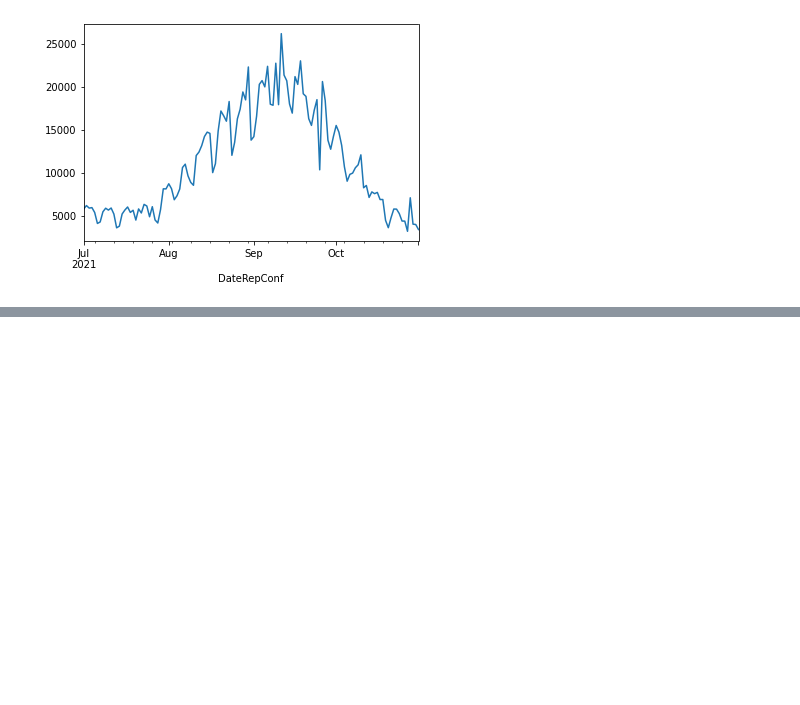
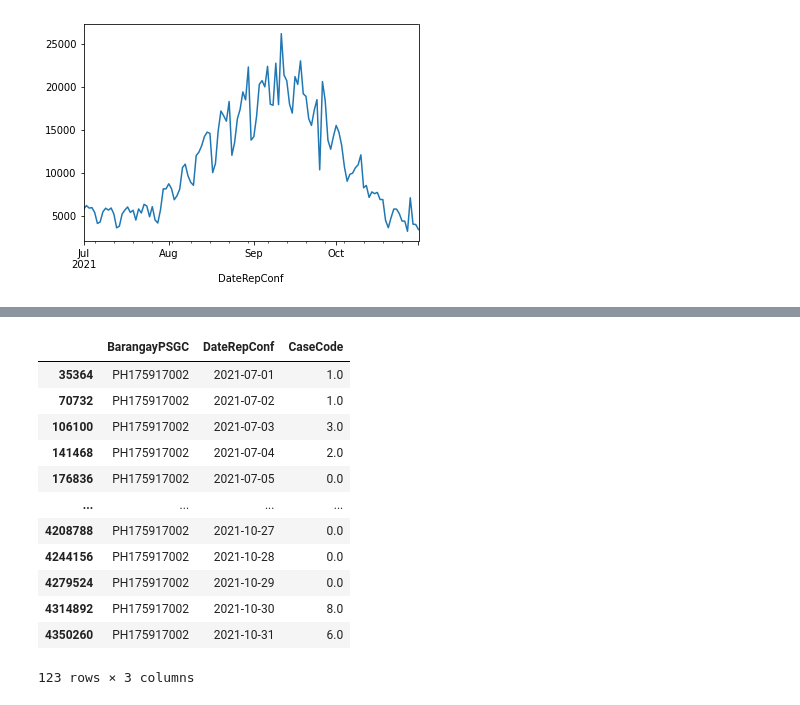
Before and after one commit to tropicalmentat/covid-bgy-geoprocess, a Jupyter notebook: geoprocess.ipynb, the cells around one changed output, grey strips where cells are left out. Drawn from its saved outputs; the diff is of its cells as text; code cells hidden in the pictures; blank space fills up the shorter version.

```diff
--- a/geoprocess.ipynb
+++ b/geoprocess.ipynb
@@ -70,0 +49,16 @@ base.loc[base.BarangayPSGC=='PH175917002']
+# %%
+ts.loc[ts.BarangayPSGC=='PH175917002']
+# %% [output]
+|  | BarangayPSGC | DateRepConf | CaseCode |
+| 35364 | PH175917002 | 2021-07-01 | 1.0 |
+| 70732 | PH175917002 | 2021-07-02 | 1.0 |
+| 106100 | PH175917002 | 2021-07-03 | 3.0 |
+| 141468 | PH175917002 | 2021-07-04 | 2.0 |
+| 176836 | PH175917002 | 2021-07-05 | 0.0 |
+| ... | ... | ... | ... |
+| 4208788 | PH175917002 | 2021-10-27 | 0.0 |
+| 4244156 | PH175917002 | 2021-10-28 | 0.0 |
+| 4279524 | PH175917002 | 2021-10-29 | 0.0 |
+| 4314892 | PH175917002 | 2021-10-30 | 8.0 |
+| 4350260 | PH175917002 | 2021-10-31 | 6.0 |
+123 rows × 3 columns
```
Also changed, not shown: parts of 18 cells of this notebook.
